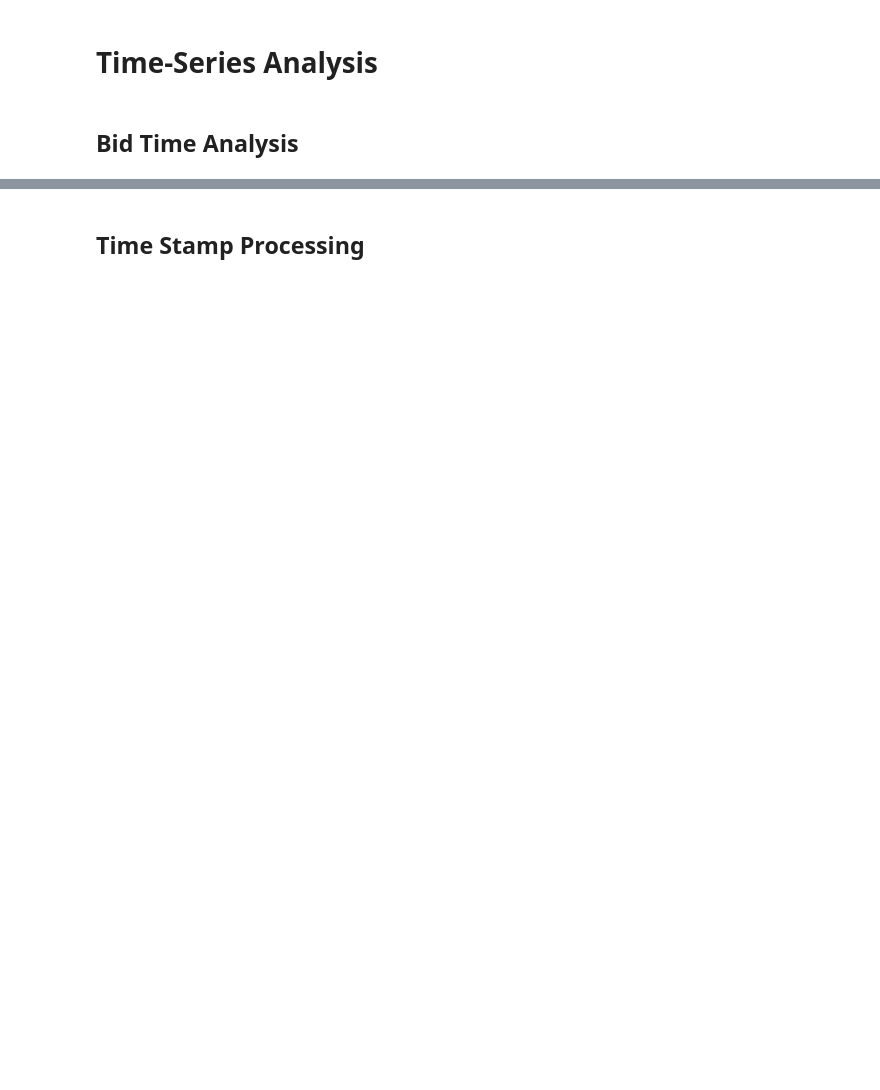
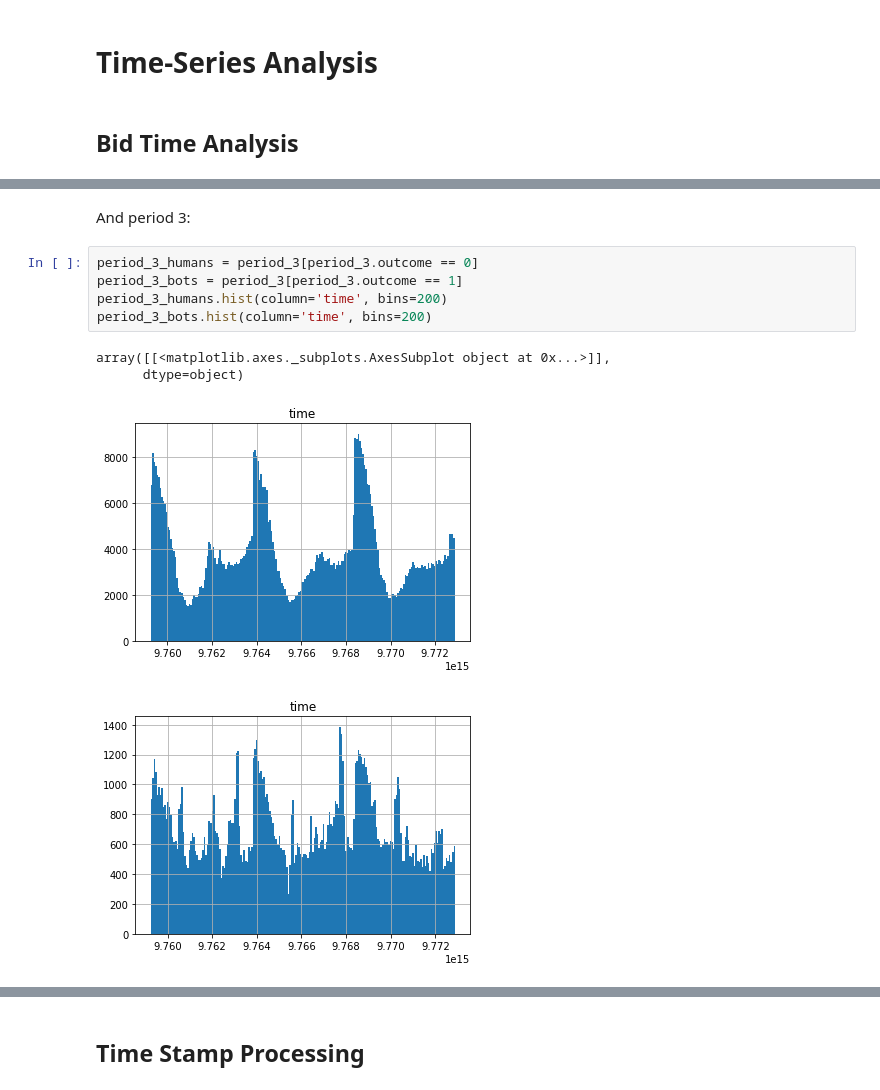
Before and after one commit to TomAmster/Data-Science, a Jupyter notebook: Time_Series_Analysis.ipynb, the cells around one changed output, grey strips where cells are left out. Drawn from its saved outputs; the diff is of its cells as text; blank space fills up the shorter version.

```diff
--- a/Time_Series_Analysis.ipynb
+++ b/Time_Series_Analysis.ipynb
@@ -31,0 +72,12 @@ Splitting The Bids to the appropriate 3 Periods
+# %% [markdown]
+And period 3:
+# %%
+period_3_humans = period_3[period_3.outcome == 0]
+period_3_bots = period_3[period_3.outcome == 1]
+period_3_humans.hist(column='time', bins=200)
+period_3_bots.hist(column='time', bins=200)
+# %% [output]
+array([[<matplotlib.axes._subplots.AxesSubplot object at 0x...>]],
+      dtype=object)
+[figure, added]
+[figure, added]
```
Also changed, not shown: parts of 33 cells of this notebook.
